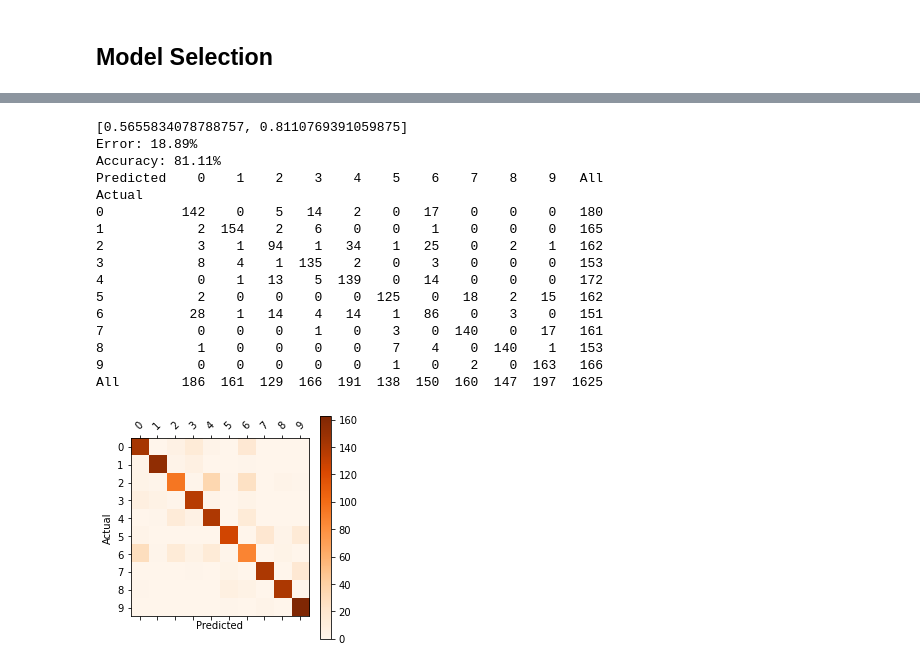
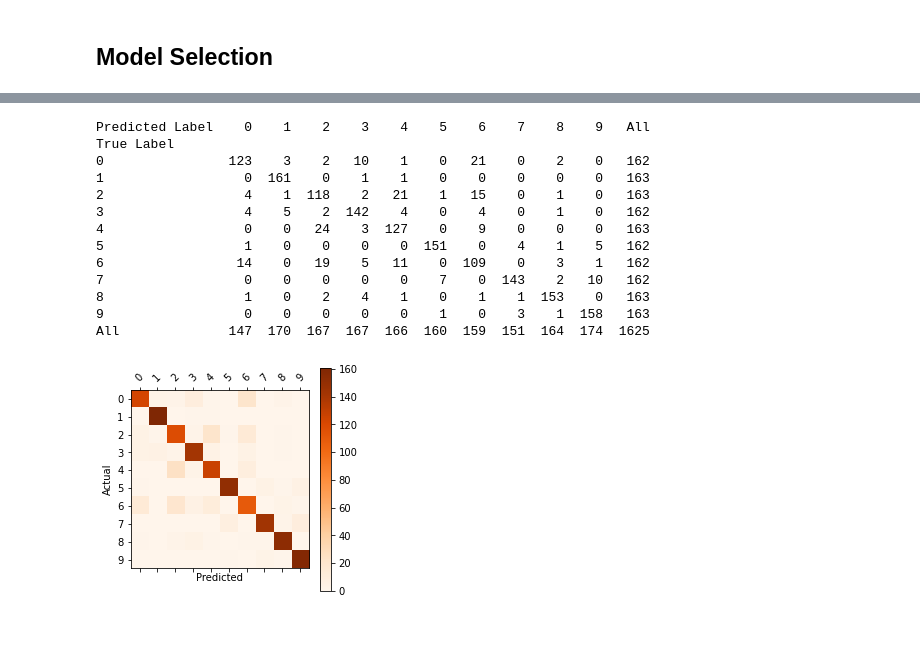
Before and after one commit to Ardavasd56/CS4341_Project3, a Jupyter notebook: CS4341_Project2.ipynb, the cells around one changed output, grey strips where cells are left out. Saved outputs shown, nothing was run; the diff lists cells and outputs as text; code cells hidden in the pictures; blank space fills up the shorter version.

Commit message:
Confusion Matrix

```diff
--- a/CS4341_Project2.ipynb
+++ b/CS4341_Project2.ipynb
@@ -13,6 +14,8 @@ import matplotlib.pyplot as plt
 # %%
-images  = np.load('./images.npy')
-labels  = np.load('./labels.npy')
+images = np.load("./images.npy")
+images = np.reshape(images, (len(images), 28 * 28))
+
+labels = np.load("./labels.npy")
 # %%
 seed = 42
 np.random.seed(seed)
@@ -33,8 +36,12 @@ labels.shape
 # %%
 # training = 60%, validation = 15%, testing = 25%
 # %%
-x_train, x_test, y_train, y_test = train_test_split(images, labels, test_size=0.40, random_state=42, stratify=labels)
-x_test, x_validation, y_test, y_validation = train_test_split(x_test, y_test, test_size=0.375, random_state=42, stratify=y_test)
+x_train, x_test, y_train, y_test = train_test_split(
+    images, labels, test_size=0.40, random_state=seed, stratify=labels
+)
+x_test, x_validation, y_test, y_validation = train_test_split(
+    x_test, y_test, test_size=0.375, random_state=seed, stratify=y_test
+)
 print(x_train.shape)
 print(x_validation.shape)
 print(x_test.shape)
@@ -76,3 +83,5 @@ model.compile(optimizer='sgd',
+# %%
+model = load_model("best_trained_model.h5")
 # %%
 # Train Model
 history = model.fit(x_train, y_train,
@@ -119,0 +146,3 @@ print(list(y_test[0]).index(1))
+# %%
+# Model Prediction
+prediction = model.predict(x_test)
@@ -120,11 +162,4 @@ print(list(y_test[0]).index(1))
 # %%
-scores = model.evaluate(x_test, y_test, verbose=0)
-print(scores)
-accuracy = scores[1] * 100
-error = 100 - scores[1] * 100
-print("Error: %.2f%%" % error)
-print("Accuracy: %.2f%%" % accuracy)
-
 projection, actual = [], []
 
 # Iterate through predictions, determining which value recieved the highest prediction and
@@ -143,53 +178,56 @@ for p in prediction:
         index += 1
 
     # Mark our projection for this set in our list
     projection.append(max_index)
 
 # Convert test set (actuals) back to standard numerical format
 for t in y_test:
     actual.append(np.argmax(t))
 
+
 # Generate Confusion Matrix
-y_actual = pd.Series(actual, name='Actual')
-y_predict = pd.Series(projection, name='Predicted')
+y_actual = pd.Series(actual, name="Actual")
+y_predict = pd.Series(projection, name="Predicted")
 confusion_matrix = pd.crosstab(y_actual, y_predict)
 
 # Generate normalized confusion matrix
 norm_confusion_matrix = confusion_matrix / confusion_matrix.sum(axis=1)
 
 # Generate full confusion matrix with totals
-full_confusion_matrix = pd.crosstab(y_actual, y_predict, rownames=['Actual'], colnames=['Predicted'], margins=True)
+full_confusion_matrix = pd.crosstab(
+    y_actual,
+    y_predict,
+    rownames=["True Label"],
+    colnames=["Predicted Label"],
+    margins=True,
+)
 
-# print(norm_confusion_matrix)
+#print(norm_confusion_matrix)
 print(full_confusion_matrix)
 
-# Pretty plot pretty please
-cmap = mpl.cm.get_cmap('Oranges')
+cmap = mpl.cm.get_cmap("Oranges")
 plt.matshow(confusion_matrix, cmap=cmap)
 plt.colorbar()
 tick_marks = np.arange(len(confusion_matrix.columns))
 plt.xticks(tick_marks, confusion_matrix.columns, rotation=45)
 plt.yticks(tick_marks, confusion_matrix.index)
 
 plt.ylabel(confusion_matrix.index.name)
 plt.xlabel(confusion_matrix.columns.name)
 
 plt.show()
 # %% [output]
-[0.5655834078788757, 0.8110769391059875]
-Error: 18.89%
-Accuracy: 81.11%
-Predicted    0    1    2    3    4    5    6    7    8    9   All
-Actual
-0          142    0    5   14    2    0   17    0    0    0   180
-1            2  154    2    6    0    0    1    0    0    0   165
-2            3    1   94    1   34    1   25    0    2    1   162
-3            8    4    1  135    2    0    3    0    0    0   153
-4            0    1   13    5  139    0   14    0    0    0   172
-5            2    0    0    0    0  125    0   18    2   15   162
-6           28    1   14    4   14    1   86    0    3    0   151
-7            0    0    0    1    0    3    0  140    0   17   161
-8            1    0    0    0    0    7    4    0  140    1   153
-9            0    0    0    0    0    1    0    2    0  163   166
-All        186  161  129  166  191  138  150  160  147  197  1625
+Predicted Label    0    1    2    3    4    5    6    7    8    9   All
+True Label
+0                123    3    2   10    1    0   21    0    2    0   162
+1                  0  161    0    1    1    0    0    0    0    0   163
+2                  4    1  118    2   21    1   15    0    1    0   163
+3                  4    5    2  142    4    0    4    0    1    0   162
+4                  0    0   24    3  127    0    9    0    0    0   163
+5                  1    0    0    0    0  151    0    4    1    5   162
+6                 14    0   19    5   11    0  109    0    3    1   162
+7                  0    0    0    0    0    7    0  143    2   10   162
+8                  1    0    2    4    1    0    1    1  153    0   163
+9                  0    0    0    0    0    1    0    3    1  158   163
+All              147  170  167  167  166  160  159  151  164  174  1625
-[figure, old version]
+[figure, new version]
```
Also changed, not shown: parts of 11 cells of this notebook, 3 other files.
